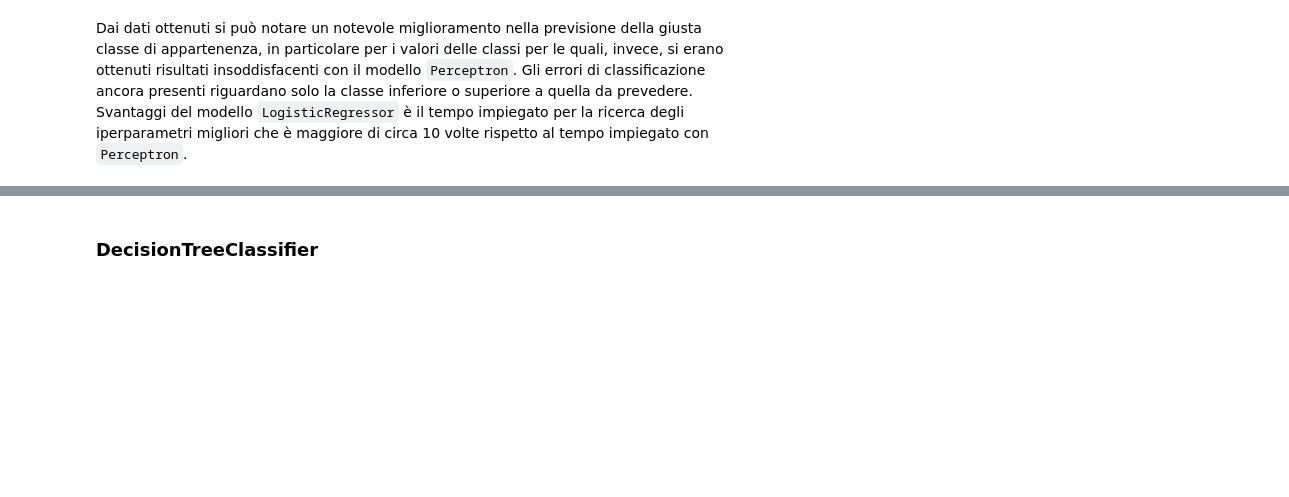
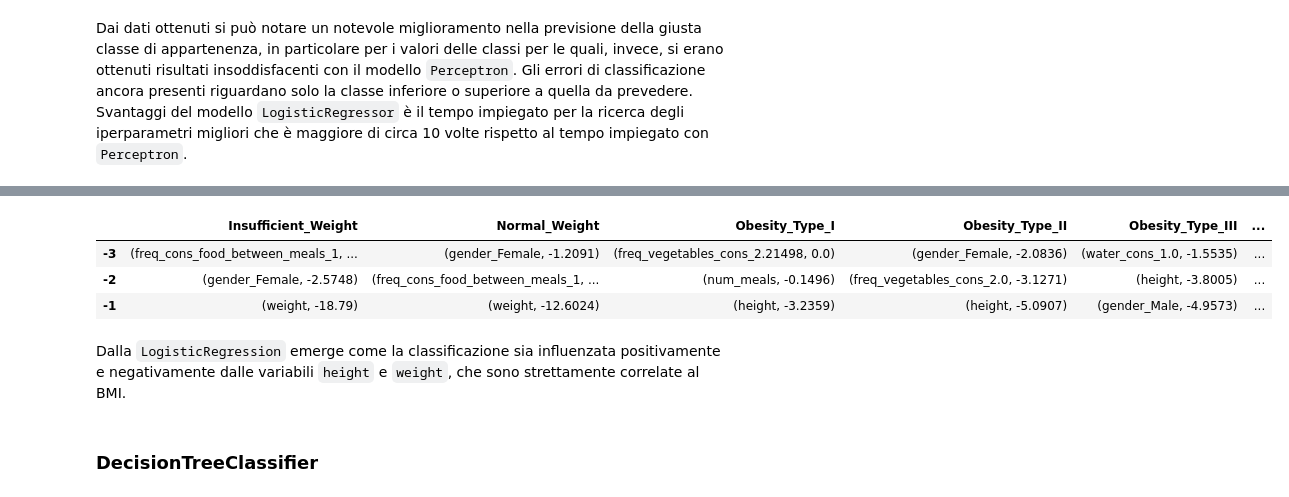
Before and after one commit to Fab-Ver/DataIntensive-Project, a Jupyter notebook: DataIntensiveProject.ipynb, the cells around one changed output, grey strips where cells are left out. Cells and saved outputs as stored; diff of their text form; code cells hidden in the pictures; blank space fills up the shorter version.

```diff
--- a/DataIntensiveProject.ipynb
+++ b/DataIntensiveProject.ipynb
@@ -548,3 +592,12 @@ Dai dati ottenuti si può notare un notevole miglioramento nella previsione dell
+# %%
+get_bottom3_features(logr_features)
+# %% [output]
+|  | Insufficient_Weight | Normal_Weight | Obesity_Type_I | Obesity_Type_II | Obesity_Type_III | ... |
+| -3 | (freq_cons_food_between_meals_1, ... | (gender_Female, -1.2091) | (freq_vegetables_cons_2.21498, 0.0) | (gender_Female, -2.0836) | (water_cons_1.0, -1.5535) | ... |
+| -2 | (gender_Female, -2.5748) | (freq_cons_food_between_meals_1, ... | (num_meals, -0.1496) | (freq_vegetables_cons_2.0, -3.1271) | (height, -3.8005) | ... |
+| -1 | (weight, -18.79) | (weight, -12.6024) | (height, -3.2359) | (height, -5.0907) | (gender_Male, -4.9573) | ... |
+# %% [markdown]
+Dalla `LogisticRegression` emerge come la classificazione sia influenzata positivamente e negativamente dalle variabili `height` e `weight`, che sono strettamente correlate al BMI.
 # %% [markdown]
 ### DecisionTreeClassifier
 # %% [markdown]
```
Also changed, not shown: parts of 18 cells of this notebook.
